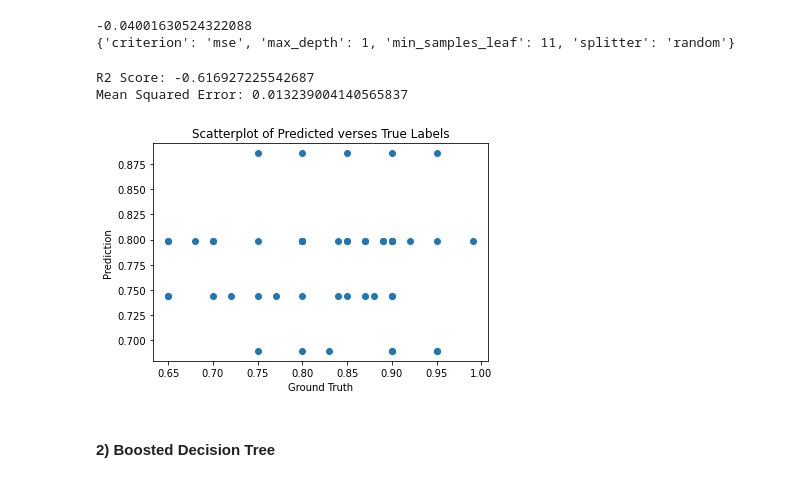
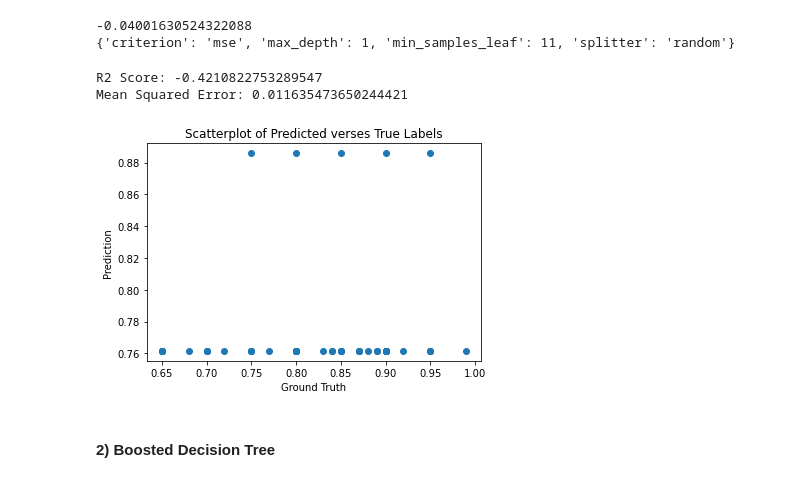
Before and after one commit to amandahutter/Movies-Analysis, a Jupyter notebook: Movies.ipynb, the cells around one changed output. Drawn from its saved outputs; the diff is of its cells as text; code cells hidden in the pictures.

```diff
--- a/Movies.ipynb
+++ b/Movies.ipynb
@@ -482,24 +454,24 @@ make_GridSearchCV_DT(X_Train, Y_Train)
 # %%
 dt_model = DecisionTreeRegressor(criterion = 'mse', splitter = 'random',
-                                 max_depth = 3, min_samples_leaf = 10,
+                                 max_depth = 1, min_samples_leaf = 11,
                                  random_state = 42)
 
 dt_model.fit(X_Train, Y_Train)
 
 Y_Test_Pred = dt_model.predict(X_Test)
 
 print("R2 Score:", r2_score(Y_Test, Y_Test_Pred))
 print("Mean Squared Error:",mean_squared_error(Y_Test, Y_Test_Pred))
 
 plt.scatter(Y_Test, Y_Test_Pred)
 plt.title('Scatterplot of Predicted verses True Labels')
 plt.xlabel('Ground Truth')
 plt.ylabel('Prediction')
 plt.show()
 # %% [output]
-R2 Score: -0.616927225542687
-Mean Squared Error: 0.013239004140565837
+R2 Score: -0.4210822753289547
+Mean Squared Error: 0.011635473650244421
-[figure, old version]
+[figure, new version]
 # %% [markdown]
 #### 2) Boosted Decision Tree
 # %%
```
Also changed, not shown: parts of 56 cells of this notebook.
